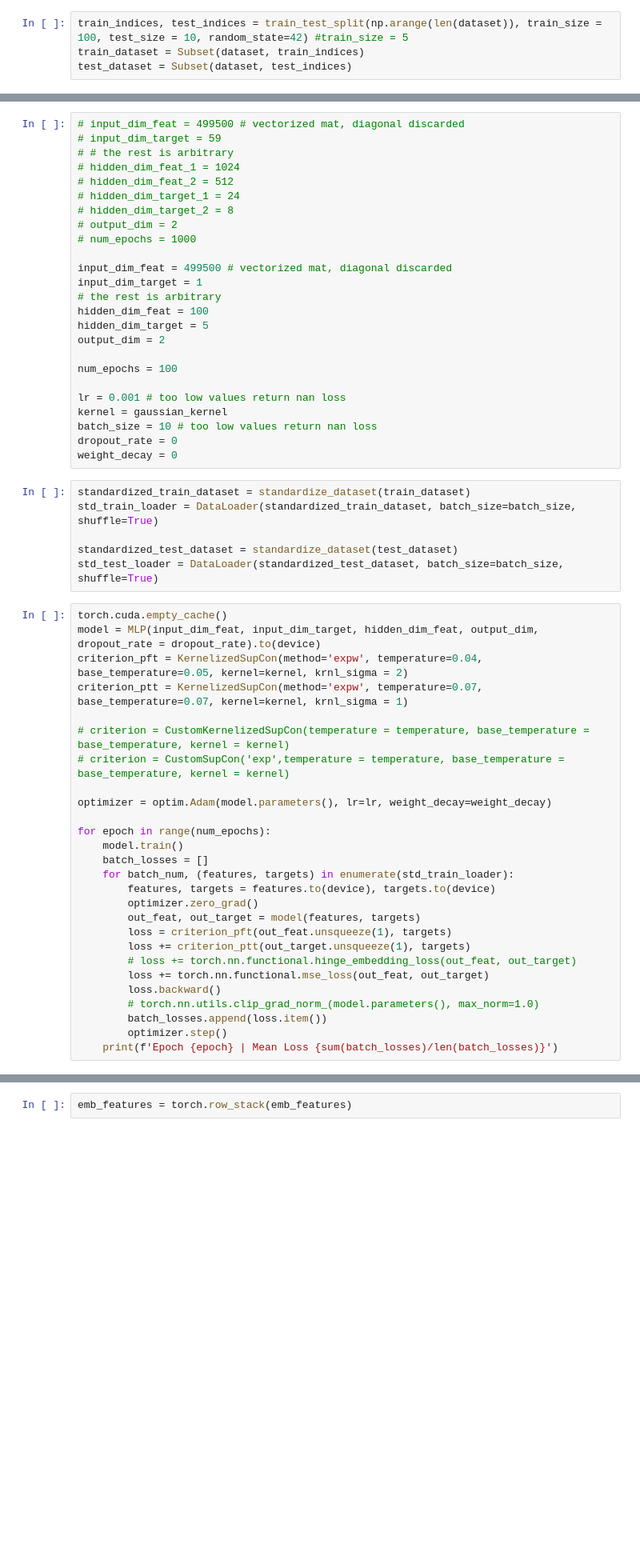
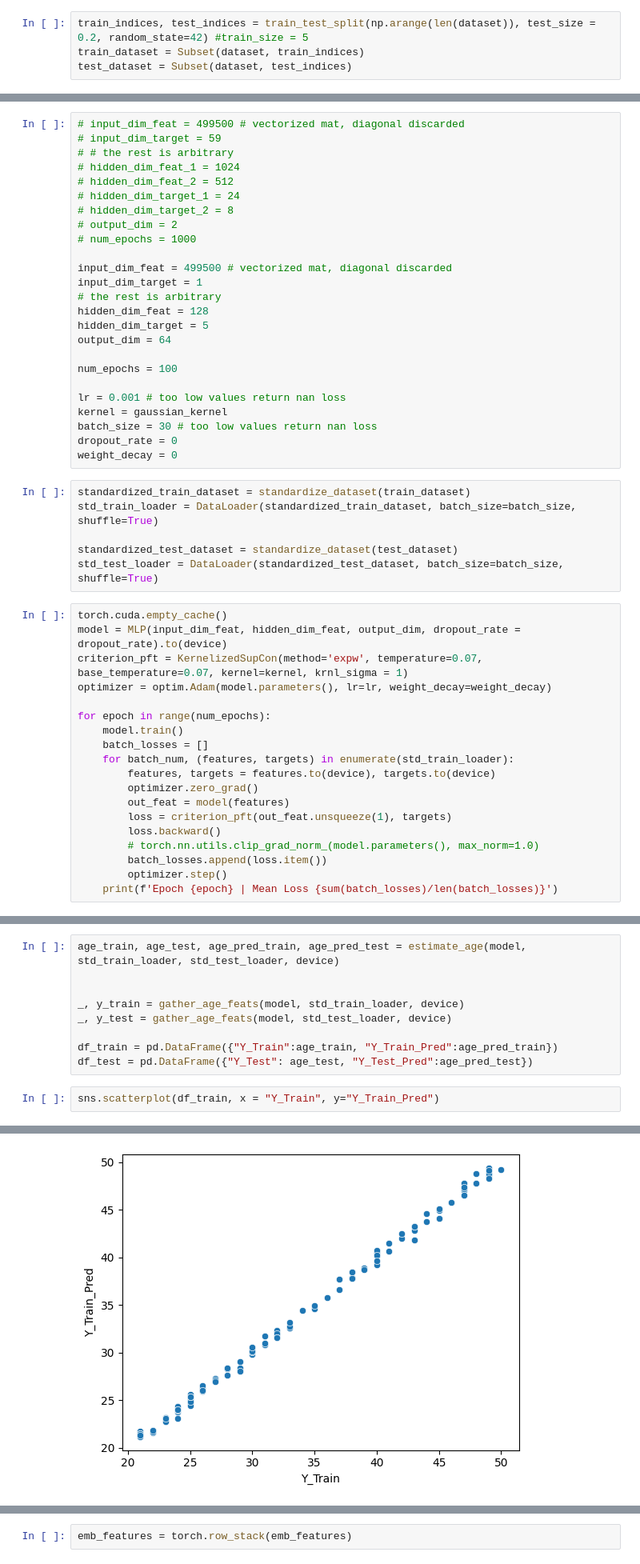
Before and after one commit to victoris93/contrastive-reg, a Jupyter notebook: barbano_rep.ipynb, the cells around one changed output, grey strips where cells are left out. Shown at 80% size. Saved outputs shown, nothing was run; the diff lists cells and outputs as text; blank space fills up the shorter version.

```diff
--- a/barbano_rep.ipynb
+++ b/barbano_rep.ipynb
@@ -244,4 +244,4 @@ dataset.target.shape
 # %%
-train_indices, test_indices = train_test_split(np.arange(len(dataset)), train_size = 100, test_size = 10, random_state=42) #train_size = 5
+train_indices, test_indices = train_test_split(np.arange(len(dataset)), test_size = 0.2, random_state=42) #train_size = 5
 train_dataset = Subset(dataset, train_indices)
 test_dataset = Subset(dataset, test_indices)
@@ -267,15 +259,15 @@ test_dataset.dataset.target.shape
 input_dim_feat = 499500 # vectorized mat, diagonal discarded
 input_dim_target = 1
 # the rest is arbitrary
-hidden_dim_feat = 100
+hidden_dim_feat = 128
 hidden_dim_target = 5
-output_dim = 2
+output_dim = 64
 
 num_epochs = 100
 
 lr = 0.001 # too low values return nan loss
 kernel = gaussian_kernel
-batch_size = 10 # too low values return nan loss
+batch_size = 30 # too low values return nan loss
 dropout_rate = 0
 weight_decay = 0
 # %%
@@ -286,13 +278,8 @@ standardized_test_dataset = standardize_dataset(test_dataset)
 std_test_loader = DataLoader(standardized_test_dataset, batch_size=batch_size, shuffle=True)
 # %%
 torch.cuda.empty_cache()
-model = MLP(input_dim_feat, input_dim_target, hidden_dim_feat, output_dim, dropout_rate = dropout_rate).to(device)
-criterion_pft = KernelizedSupCon(method='expw', temperature=0.04, base_temperature=0.05, kernel=kernel, krnl_sigma = 2)
-criterion_ptt = KernelizedSupCon(method='expw', temperature=0.07, base_temperature=0.07, kernel=kernel, krnl_sigma = 1)
-
-# criterion = CustomKernelizedSupCon(temperature = temperature, base_temperature = base_temperature, kernel = kernel)
-# criterion = CustomSupCon('exp',temperature = temperature, base_temperature = base_temperature, kernel = kernel)
-
+model = MLP(input_dim_feat, hidden_dim_feat, output_dim, dropout_rate = dropout_rate).to(device)
+criterion_pft = KernelizedSupCon(method='expw', temperature=0.07, base_temperature=0.07, kernel=kernel, krnl_sigma = 1)
 optimizer = optim.Adam(model.parameters(), lr=lr, weight_decay=weight_decay)
 
 for epoch in range(num_epochs):
@@ -301,11 +288,8 @@ for epoch in range(num_epochs):
     for batch_num, (features, targets) in enumerate(std_train_loader):
         features, targets = features.to(device), targets.to(device)
         optimizer.zero_grad()
-        out_feat, out_target = model(features, targets)
+        out_feat = model(features)
         loss = criterion_pft(out_feat.unsqueeze(1), targets)
-        loss += criterion_ptt(out_target.unsqueeze(1), targets)
-        # loss += torch.nn.functional.hinge_embedding_loss(out_feat, out_target)
-        loss += torch.nn.functional.mse_loss(out_feat, out_target)
         loss.backward()
         # torch.nn.utils.clip_grad_norm_(model.parameters(), max_norm=1.0)
         batch_losses.append(loss.item())
@@ -335,0 +387,12 @@ Training target estimator
+# %%
+age_train, age_test, age_pred_train, age_pred_test = estimate_age(model, std_train_loader, std_test_loader, device)
+
+
+_, y_train = gather_age_feats(model, std_train_loader, device)
+_, y_test = gather_age_feats(model, std_test_loader, device)
+
+df_train = pd.DataFrame({"Y_Train":age_train, "Y_Train_Pred":age_pred_train})
+df_test = pd.DataFrame({"Y_Test": age_test, "Y_Test_Pred":age_pred_test})
+# %%
+sns.scatterplot(df_train, x = "Y_Train", y="Y_Train_Pred")
+# %% [output]
@@ -335,0 +400 @@ Training target estimator
+[figure, added]
```
Also changed, not shown: parts of 14 cells of this notebook.
